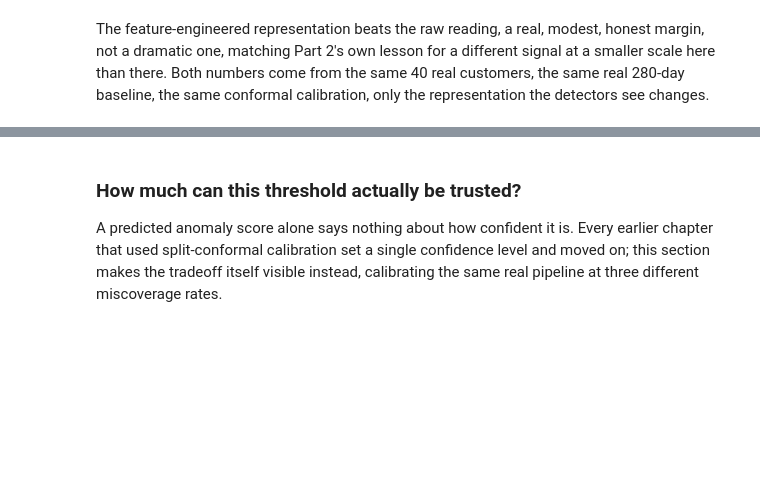
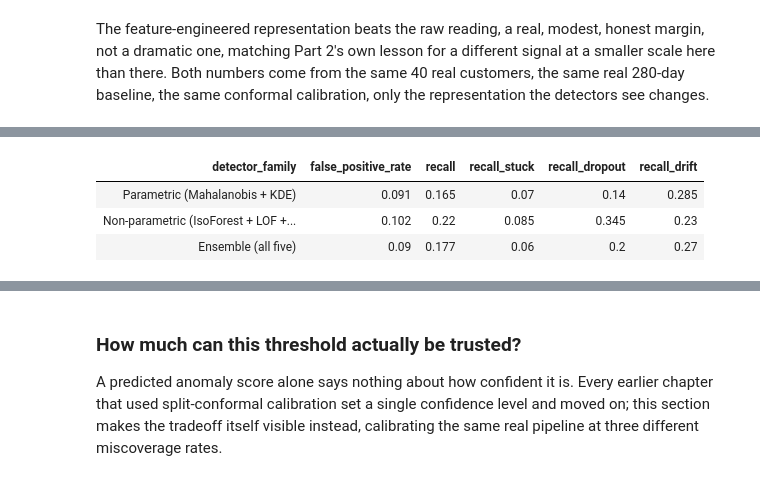
Before and after one commit to sambaiga/ml-energy-disaggregation, a Jupyter notebook: book/04-grid-edge/06-anomaly-detection-code.ipynb, the cells around one changed output, grey strips where cells are left out. Cells and saved outputs as stored; diff of their text form; code cells hidden in the pictures; blank space fills up the shorter version.

```diff
--- a/book/04-grid-edge/06-anomaly-detection-code.ipynb
+++ b/book/04-grid-edge/06-anomaly-detection-code.ipynb
@@ -215,0 +215,43 @@ The feature-engineered representation beats the raw reading, a real, modest, hon
+# %%
+DETECTOR_FAMILIES = {
+    "Parametric (Mahalanobis + KDE)": {"mahalanobis": mahalanobis_score, "kde": kde_score},
+    "Non-parametric (IsoForest + LOF + ECOD)": {
+        "isolation_forest": isolation_forest_score,
+        "lof": lof_score,
+        "ecod": ecod_score,
+    },
+    "Ensemble (all five)": DETECTORS,
+}
+
+family_rows = []
+for label, family in DETECTOR_FAMILIES.items():
+    fp_count, fp_total = 0, 0
+    caught_total = dict.fromkeys(INJECTIONS, 0)
+    n_anomaly_days = 5
+    for customer_idx in customer_sample:
+        fp, total, caught = run_customer(
+            load_data[customer_idx], extract_features, n_anomaly_days=n_anomaly_days, detectors=family
+        )
+        fp_count += fp
+        fp_total += total
+        for name in INJECTIONS:
+            caught_total[name] += caught[name]
+    n_per_type = len(customer_sample) * n_anomaly_days
+    family_rows.append(
+        {
+            "detector_family": label,
+            "false_positive_rate": fp_count / fp_total,
+            "recall": sum(caught_total.values()) / (len(INJECTIONS) * n_per_type),
+            "recall_stuck": caught_total["stuck"] / n_per_type,
+            "recall_dropout": caught_total["dropout"] / n_per_type,
+            "recall_drift": caught_total["drift"] / n_per_type,
+        }
+    )
+
+family_df = pd.DataFrame(family_rows)
+themed_gt(family_df.round(3))
+# %% [output]
+| detector_family | false_positive_rate | recall | recall_stuck | recall_dropout | recall_drift |
+| Parametric (Mahalanobis + KDE) | 0.091 | 0.165 | 0.07 | 0.14 | 0.285 |
+| Non-parametric (IsoForest + LOF +... | 0.102 | 0.22 | 0.085 | 0.345 | 0.23 |
+| Ensemble (all five) | 0.09 | 0.177 | 0.06 | 0.2 | 0.27 |
```
Also changed, not shown: parts of 22 cells of this notebook.
